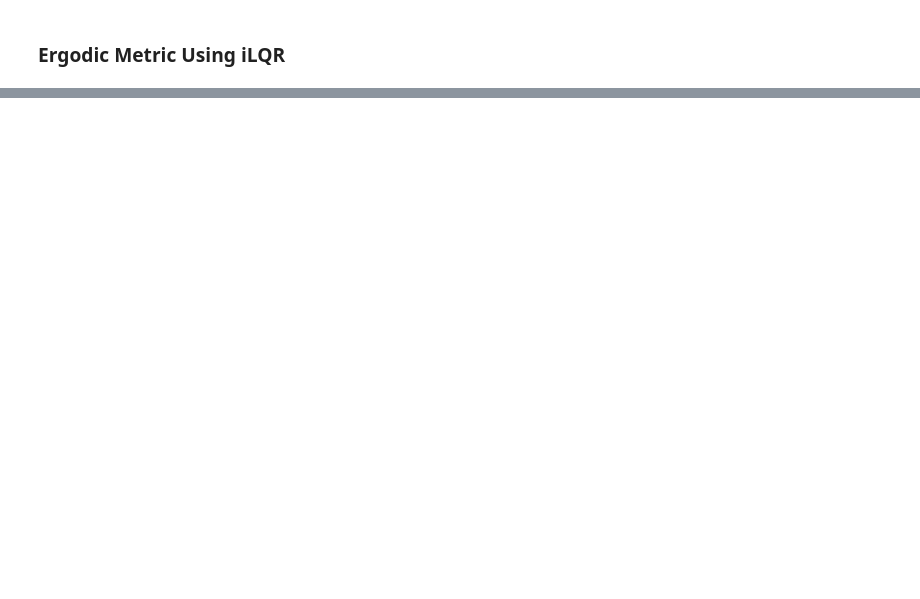
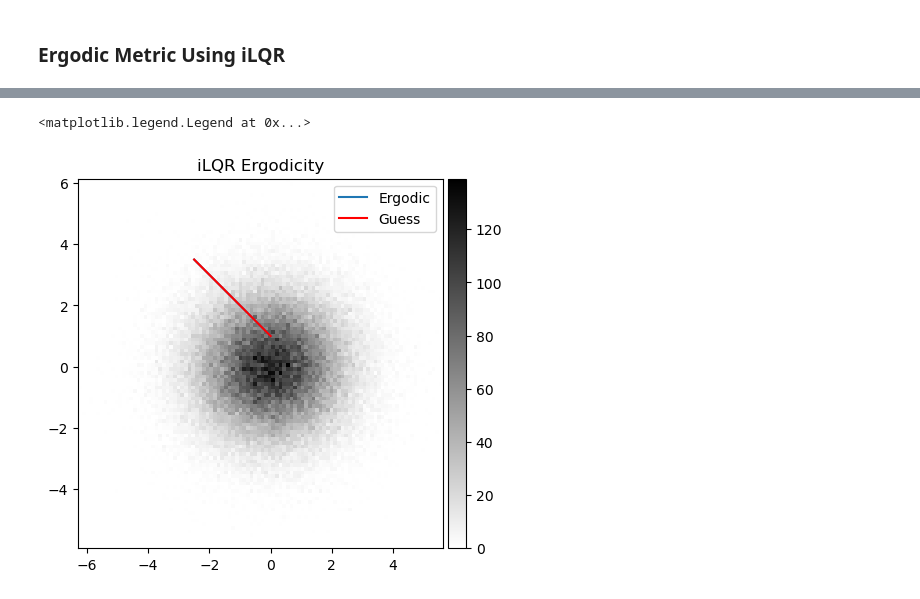
Before and after one commit to CristianVillazhannay/ME455, a Jupyter notebook: HW5Q1_Redo.ipynb, the cells around one changed output, grey strips where cells are left out. Saved outputs shown, nothing was run; the diff lists cells and outputs as text; code cells hidden in the pictures; blank space fills up the shorter version.

```diff
--- a/HW5Q1_Redo.ipynb
+++ b/HW5Q1_Redo.ipynb
@@ -357,0 +732,29 @@ def b(t, R):
+# %%
+
+##Plots-------------------------------------------------------------------------------------------------
+fig, axs = plt.subplots()
+divider = make_axes_locatable(axs)
+
+#Creation of the colormap and the colorbar.
+cax = divider.append_axes('right', size='5%', pad=0.05)
+im = axs.hist2d(target[0,:], target[1,:], bins=100, cmap="binary")
+fig.colorbar(im[3], cax=cax, orientation='vertical')
+axs.set_aspect("equal")
+axs.set_title("Distribution")
+
+# #Plot the intitial distribution on the second figure.
+# axs[1].scatter(target[0,:], target[1,:], c='orange')
+# axs[1].axis("equal")
+# axs[1].set_title("Samples")
+
+#Plot the trajectory as well.
+axs.plot(trajectory[0, :],trajectory[1, :], label="Ergodic")
+axs.axis("equal")
+axs.set_title("iLQR Ergodicity")
+
+#Plot the initial trajectory
+axs.plot(traj_guess[0, :],traj_guess[1, :], color="red", label="Guess")
+axs.legend()
+# %% [output]
+<matplotlib.legend.Legend at 0x...>
+[figure, added]
```
Also changed, not shown: parts of 11 cells of this notebook, 1 other file.
